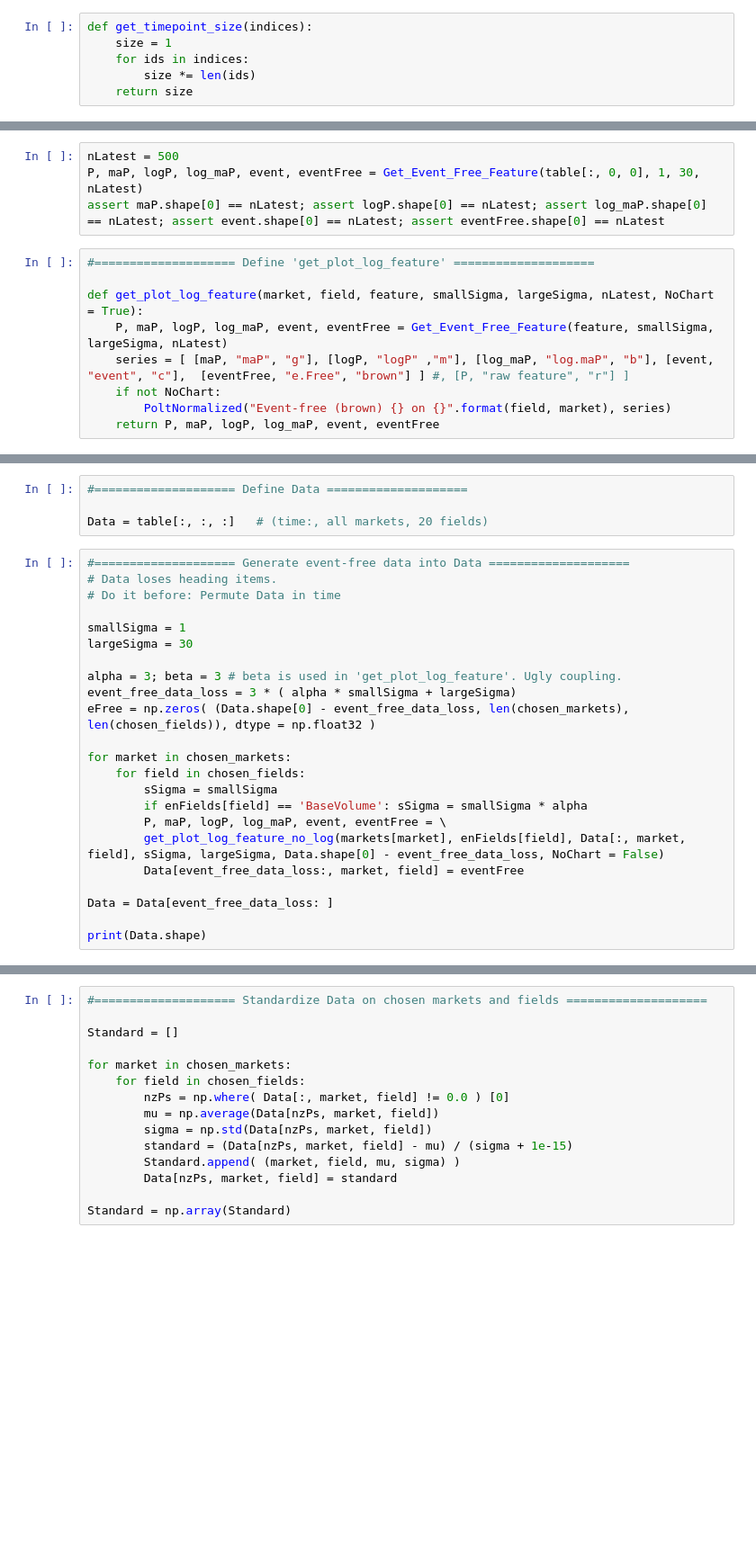
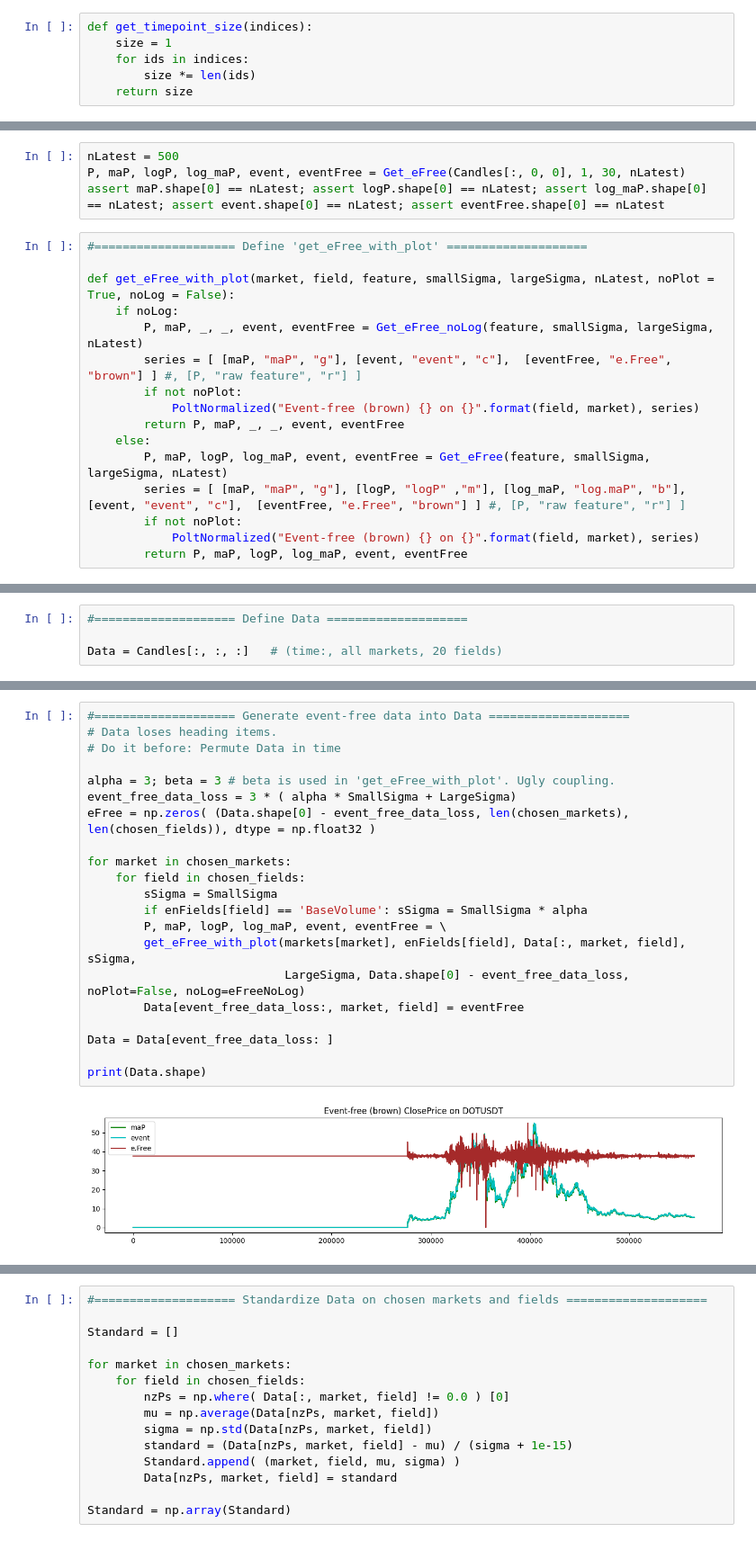
Before and after one commit to MachineLearningMike/TRAIN, a Jupyter notebook: Notebooks/Mike_NB_45_abstract_model.ipynb, the cells around one changed output, grey strips where cells are left out. Shown at 90% size. Saved outputs shown, nothing was run; the diff lists cells and outputs as text; blank space fills up the shorter version.

```diff
--- a/Notebooks/Mike_NB_45_abstract_model.ipynb
+++ b/Notebooks/Mike_NB_45_abstract_model.ipynb
@@ -352,13 +355,20 @@ def Get_Event_Free_Feature_No_Log(feature, smallSigma, largeSigma, nLatest):
 # %%
 nLatest = 500
-P, maP, logP, log_maP, event, eventFree = Get_Event_Free_Feature(table[:, 0, 0], 1, 30, nLatest)
+P, maP, logP, log_maP, event, eventFree = Get_eFree(Candles[:, 0, 0], 1, 30, nLatest)
 assert maP.shape[0] == nLatest; assert logP.shape[0] == nLatest; assert log_maP.shape[0] == nLatest; assert event.shape[0] == nLatest; assert eventFree.shape[0] == nLatest
 # %%
-#==================== Define 'get_plot_log_feature' ====================
+#==================== Define 'get_eFree_with_plot' ====================
 
-def get_plot_log_feature(market, field, feature, smallSigma, largeSigma, nLatest, NoChart = True):
-    P, maP, logP, log_maP, event, eventFree = Get_Event_Free_Feature(feature, smallSigma, largeSigma, nLatest)
-    series = [ [maP, "maP", "g"], [logP, "logP" ,"m"], [log_maP, "log.maP", "b"], [event, "event", "c"],  [eventFree, "e.Free", "brown"] ] #, [P, "raw feature", "r"] ]
-    if not NoChart:
-        PoltNormalized("Event-free (brown) {} on {}".format(field, market), series)
-    return P, maP, logP, log_maP, event, eventFree
+def get_eFree_with_plot(market, field, feature, smallSigma, largeSigma, nLatest, noPlot = True, noLog = False):
+    if noLog:
+        P, maP, _, _, event, eventFree = Get_eFree_noLog(feature, smallSigma, largeSigma, nLatest)
+        series = [ [maP, "maP", "g"], [event, "event", "c"],  [eventFree, "e.Free", "brown"] ] #, [P, "raw feature", "r"] ]
+        if not noPlot:
+            PoltNormalized("Event-free (brown) {} on {}".format(field, market), series)
+        return P, maP, _, _, event, eventFree
+    else:
+        P, maP, logP, log_maP, event, eventFree = Get_eFree(feature, smallSigma, largeSigma, nLatest)
+        series = [ [maP, "maP", "g"], [logP, "logP" ,"m"], [log_maP, "log.maP", "b"], [event, "event", "c"],  [eventFree, "e.Free", "brown"] ] #, [P, "raw feature", "r"] ]
+        if not noPlot:
+            PoltNormalized("Event-free (brown) {} on {}".format(field, market), series)
+        return P, maP, logP, log_maP, event, eventFree
@@ -416,3 +391,7 @@ for c in range(len(clusters)):
+# %%
+#==================== Define Data ====================
+
+Data = Candles[:, :, :]   # (time:, all markets, 20 fields)
 # %%
 check = np.array([ np.argmax(Data[:, m, 0]>0) / Data.shape[0] * 100 for m in range(len(markets)) ])
 permute = np.argsort(check)
@@ -473,27 +457,23 @@ print(chosen_markets, chosen_fields)
-# %%
-#==================== Define Data ====================
-
-Data = table[:, :, :]   # (time:, all markets, 20 fields)
 # %%
 #==================== Generate event-free data into Data ====================
 # Data loses heading items.
 # Do it before: Permute Data in time
 
-smallSigma = 1
-largeSigma = 30
-
-alpha = 3; beta = 3 # beta is used in 'get_plot_log_feature'. Ugly coupling.
-event_free_data_loss = 3 * ( alpha * smallSigma + largeSigma)
+alpha = 3; beta = 3 # beta is used in 'get_eFree_with_plot'. Ugly coupling.
+event_free_data_loss = 3 * ( alpha * SmallSigma + LargeSigma)
 eFree = np.zeros( (Data.shape[0] - event_free_data_loss, len(chosen_markets), len(chosen_fields)), dtype = np.float32 )
 
 for market in chosen_markets:
     for field in chosen_fields:
-        sSigma = smallSigma
-        if enFields[field] == 'BaseVolume': sSigma = smallSigma * alpha
+        sSigma = SmallSigma
+        if enFields[field] == 'BaseVolume': sSigma = SmallSigma * alpha
         P, maP, logP, log_maP, event, eventFree = \
-        get_plot_log_feature_no_log(markets[market], enFields[field], Data[:, market, field], sSigma, largeSigma, Data.shape[0] - event_free_data_loss, NoChart = False)
+        get_eFree_with_plot(markets[market], enFields[field], Data[:, market, field], sSigma,
+                            LargeSigma, Data.shape[0] - event_free_data_loss, noPlot=False, noLog=eFreeNoLog)
         Data[event_free_data_loss:, market, field] = eventFree
 
 Data = Data[event_free_data_loss: ]
 
 print(Data.shape)
+# %% [output]
+[figure, added]
```
Also changed, not shown: parts of 49 cells of this notebook, 2 other files.
